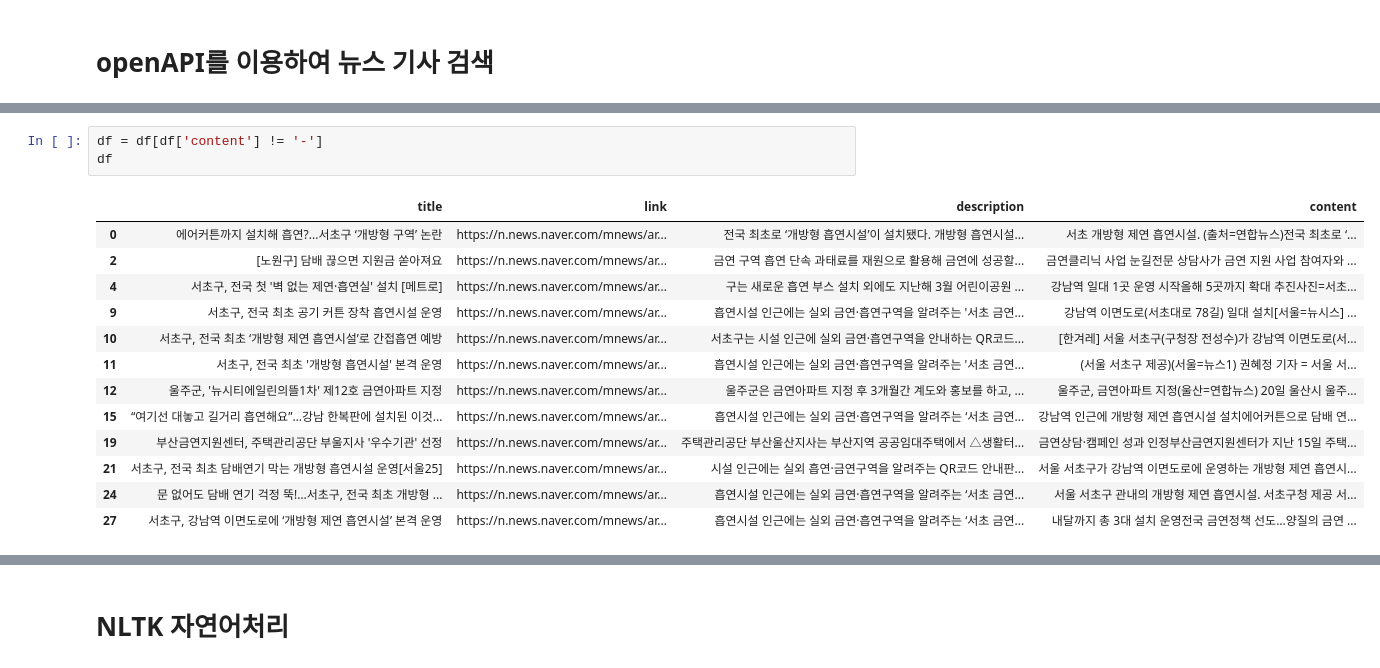
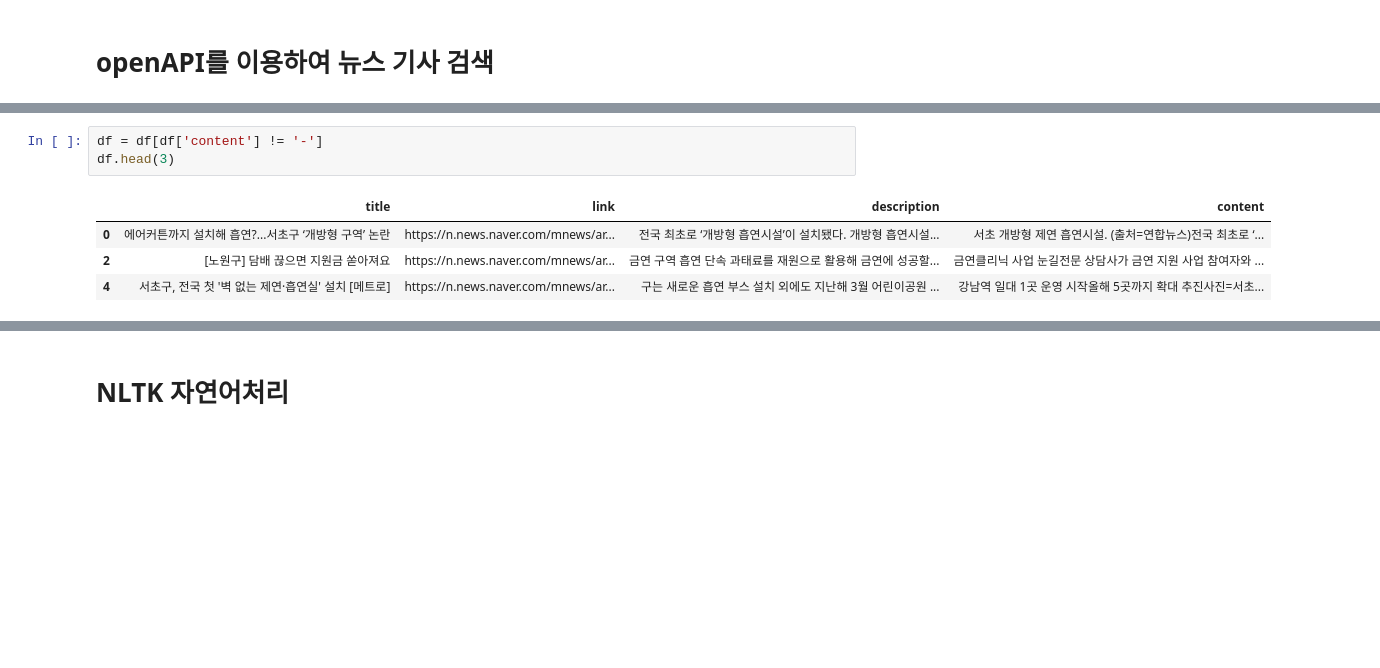
Before and after one commit to sehyeon24/1stPersonalProject, a Jupyter notebook: source/openAPI_자연어처리_RNN.ipynb, the cells around one changed output, grey strips where cells are left out. Cells and saved outputs as stored; diff of their text form; blank space fills up the shorter version.

```diff
--- a/source/openAPI_자연어처리_RNN.ipynb
+++ b/source/openAPI_자연어처리_RNN.ipynb
@@ -158,20 +129,11 @@ df
 # %%
 df = df[df['content'] != '-']
-df
+df.head(3)
 # %% [output]
 |  | title | link | description | content |
 | 0 | 에어커튼까지 설치해 흡연?...서초구 ‘개방형 구역’ 논란 | https://n.news.naver.com/mnews/ar... | 전국 최초로 ‘개방형 흡연시설’이 설치됐다. 개방형 흡연시설... | 서초 개방형 제연 흡연시설. (출처=연합뉴스)전국 최초로 ‘... |
 | 2 | [노원구] 담배 끊으면 지원금 쏟아져요 | https://n.news.naver.com/mnews/ar... | 금연 구역 흡연 단속 과태료를 재원으로 활용해 금연에 성공할... | 금연클리닉 사업 눈길전문 상담사가 금연 지원 사업 참여자와 ... |
 | 4 | 서초구, 전국 첫 '벽 없는 제연·흡연실' 설치 [메트로] | https://n.news.naver.com/mnews/ar... | 구는 새로운 흡연 부스 설치 외에도 지난해 3월 어린이공원 ... | 강남역 일대 1곳 운영 시작올해 5곳까지 확대 추진사진=서초... |
-| 9 | 서초구, 전국 최초 공기 커튼 장착 흡연시설 운영 | https://n.news.naver.com/mnews/ar... | 흡연시설 인근에는 실외 금연·흡연구역을 알려주는 '서초 금연... | 강남역 이면도로(서초대로 78길) 일대 설치[서울=뉴시스] ... |
-| 10 | 서초구, 전국 최초 ‘개방형 제연 흡연시설’로 간접흡연 예방 | https://n.news.naver.com/mnews/ar... | 서초구는 시설 인근에 실외 금연·흡연구역을 안내하는 QR코드... | [한겨레] 서울 서초구(구청장 전성수)가 강남역 이면도로(서... |
-| 11 | 서초구, 전국 최초 '개방형 흡연시설' 본격 운영 | https://n.news.naver.com/mnews/ar... | 흡연시설 인근에는 실외 금연·흡연구역을 알려주는 '서초 금연... | (서울 서초구 제공)(서울=뉴스1) 권혜정 기자 = 서울 서... |
-| 12 | 울주군, '뉴시티에일린의뜰1차' 제12호 금연아파트 지정 | https://n.news.naver.com/mnews/ar... | 울주군은 금연아파트 지정 후 3개월간 계도와 홍보를 하고, ... | 울주군, 금연아파트 지정(울산=연합뉴스) 20일 울산시 울주... |
-| 15 | “여기선 대놓고 길거리 흡연해요”…강남 한복판에 설치된 이것... | https://n.news.naver.com/mnews/ar... | 흡연시설 인근에는 실외 금연·흡연구역을 알려주는 ‘서초 금연... | 강남역 인근에 개방형 제연 흡연시설 설치에어커튼으로 담배 연... |
-| 19 | 부산금연지원센터, 주택관리공단 부울지사 '우수기관' 선정 | https://n.news.naver.com/mnews/ar... | 주택관리공단 부산울산지사는 부산지역 공공임대주택에서 △생활터... | 금연상담·캠페인 성과 인정부산금연지원센터가 지난 15일 주택... |
-| 21 | 서초구, 전국 최초 담배연기 막는 개방형 흡연시설 운영[서울25] | https://n.news.naver.com/mnews/ar... | 시설 인근에는 실외 흡연·금연구역을 알려주는 QR코드 안내판... | 서울 서초구가 강남역 이면도로에 운영하는 개방형 제연 흡연시... |
-| 24 | 문 없어도 담배 연기 걱정 뚝!…서초구, 전국 최초 개방형 ... | https://n.news.naver.com/mnews/ar... | 흡연시설 인근에는 실외 금연·흡연구역을 알려주는 ‘서초 금연... | 서울 서초구 관내의 개방형 제연 흡연시설. 서초구청 제공 서... |
-| 27 | 서초구, 강남역 이면도로에 ‘개방형 제연 흡연시설’ 본격 운영 | https://n.news.naver.com/mnews/ar... | 흡연시설 인근에는 실외 금연·흡연구역을 알려주는 ‘서초 금연... | 내달까지 총 3대 설치 운영전국 금연정책 선도…양질의 금연 ... |
 # %%
 # 본문
 content = df.iloc[:, 3]
```
Also changed, not shown: parts of 10 cells of this notebook, 3 other files.
